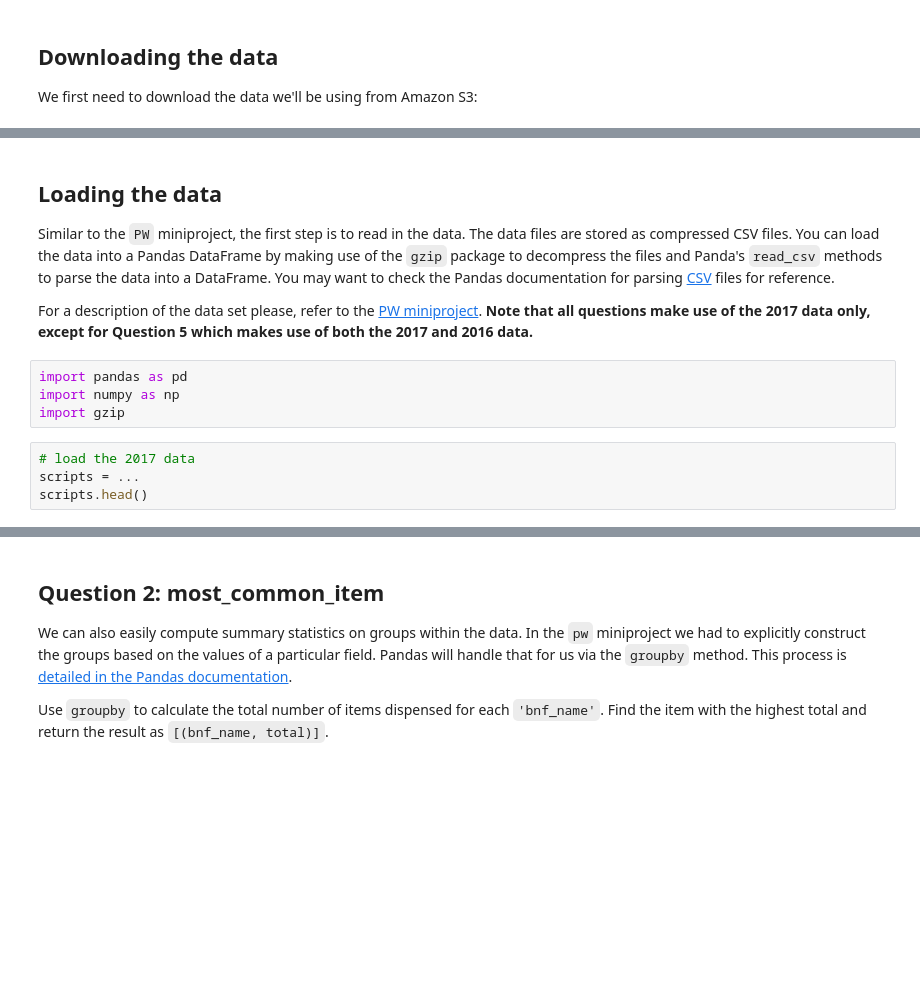
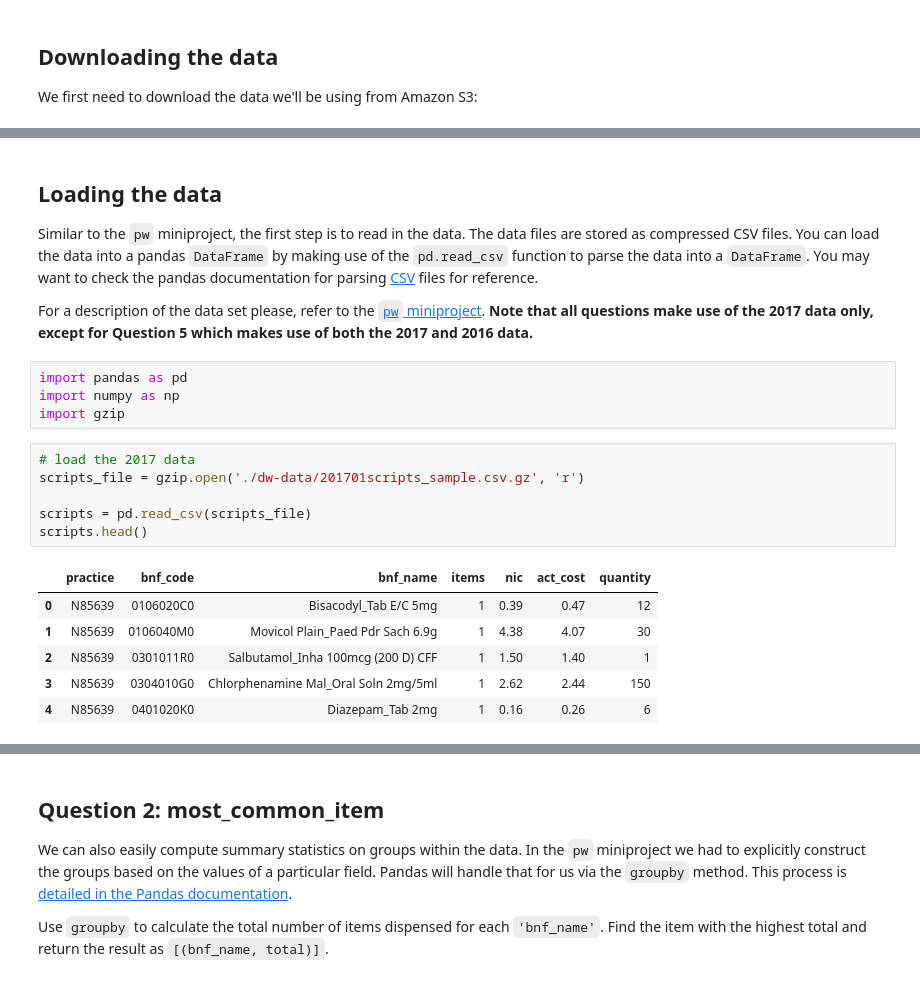
Before and after one commit to khannyasha/WorldQuant-University-Applied-Data-Science, a Jupyter notebook: WQU DS Unit I Final Solutions 2021/data-wrangling/miniprojects/dw.ipynb, the cells around one changed output, grey strips where cells are left out. Drawn from its saved outputs; the diff is of its cells as text; blank space fills up the shorter version.

```diff
--- a/WQU DS Unit I Final Solutions 2021/data-wrangling/miniprojects/dw.ipynb
+++ b/WQU DS Unit I Final Solutions 2021/data-wrangling/miniprojects/dw.ipynb
@@ -26,15 +36,24 @@ We first need to download the data we'll be using from Amazon S3:
 # %% [markdown]
 ## Loading the data
 
-Similar to the `PW` miniproject, the first step is to read in the data. The data files are stored as compressed CSV files. You can load the data into a Pandas DataFrame by making use of the `gzip` package to decompress the files and Panda's `read_csv` methods to parse the data into a DataFrame. You may want to check the Pandas documentation for parsing [CSV](http://pandas.pydata.org/pandas-docs/stable/generated/pandas.read_csv.html) files for reference.
+Similar to the `pw` miniproject, the first step is to read in the data. The data files are stored as compressed CSV files. You can load the data into a pandas `DataFrame` by making use of the `pd.read_csv` function to parse the data into a `DataFrame`. You may want to check the pandas documentation for parsing [CSV](http://pandas.pydata.org/pandas-docs/stable/generated/pandas.read_csv.html) files for reference.
 
-For a description of the data set please, refer to the [PW miniproject](./pw.ipynb). **Note that all questions make use of the 2017 data only, except for Question 5 which makes use of both the 2017 and 2016 data.**
+For a description of the data set please, refer to the [`pw` miniproject](./pw.ipynb). **Note that all questions make use of the 2017 data only, except for Question 5 which makes use of both the 2017 and 2016 data.**
 # %%
 import pandas as pd
 import numpy as np
 import gzip
 # %%
 # load the 2017 data
-scripts = ...
+scripts_file = gzip.open('./dw-data/201701scripts_sample.csv.gz', 'r')
+
+scripts = pd.read_csv(scripts_file)
 scripts.head()
+# %% [output]
+|  | practice | bnf_code | bnf_name | items | nic | act_cost | quantity |
+| 0 | N85639 | 0106020C0 | Bisacodyl_Tab E/C 5mg | 1 | 0.39 | 0.47 | 12 |
+| 1 | N85639 | 0106040M0 | Movicol Plain_Paed Pdr Sach 6.9g | 1 | 4.38 | 4.07 | 30 |
+| 2 | N85639 | 0301011R0 | Salbutamol_Inha 100mcg (200 D) CFF | 1 | 1.50 | 1.40 | 1 |
+| 3 | N85639 | 0304010G0 | Chlorphenamine Mal_Oral Soln 2mg/5ml | 1 | 2.62 | 2.44 | 150 |
+| 4 | N85639 | 0401020K0 | Diazepam_Tab 2mg | 1 | 0.16 | 0.26 | 6 |
 # %%
```
Also changed, not shown: parts of 61 cells of this notebook, 15 other files.
